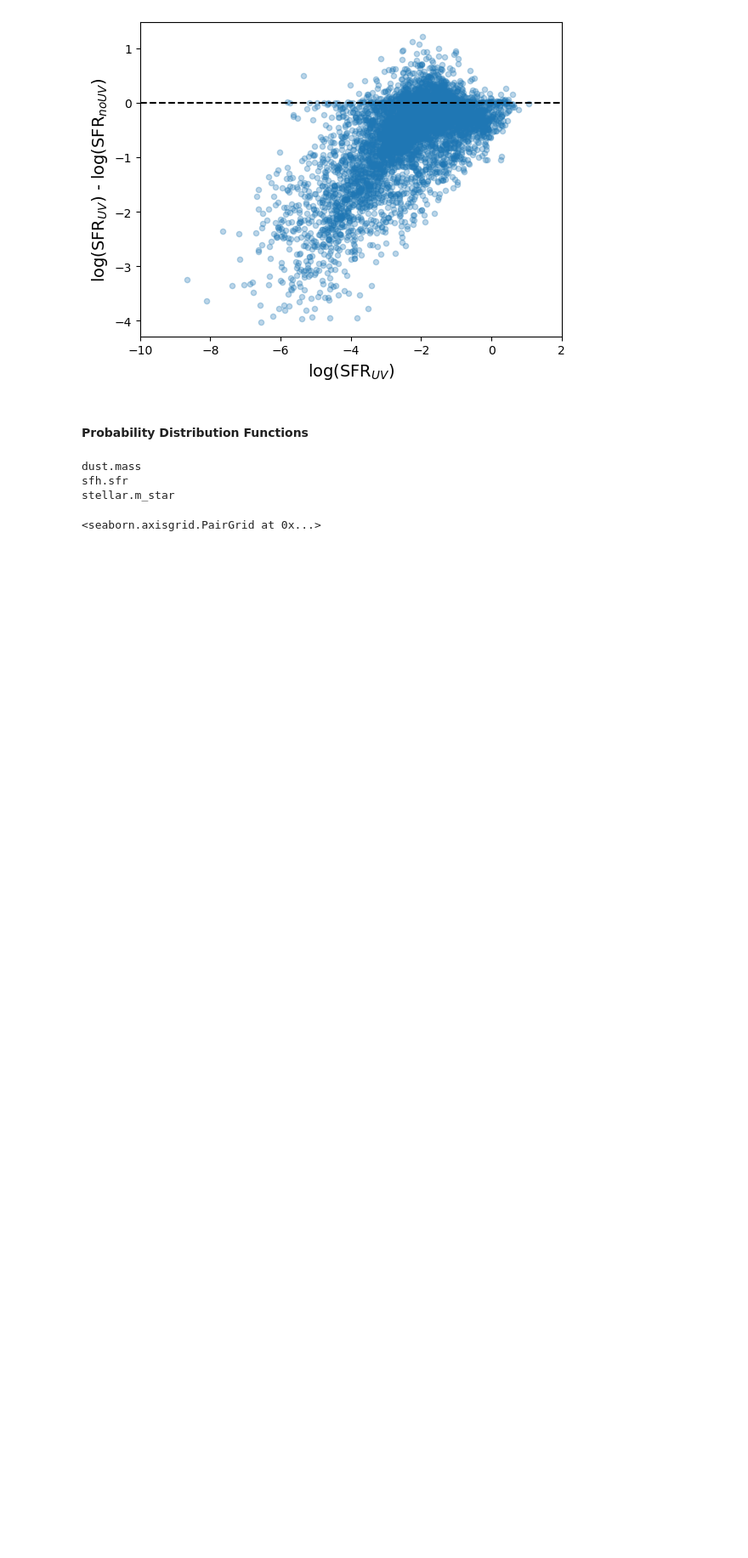
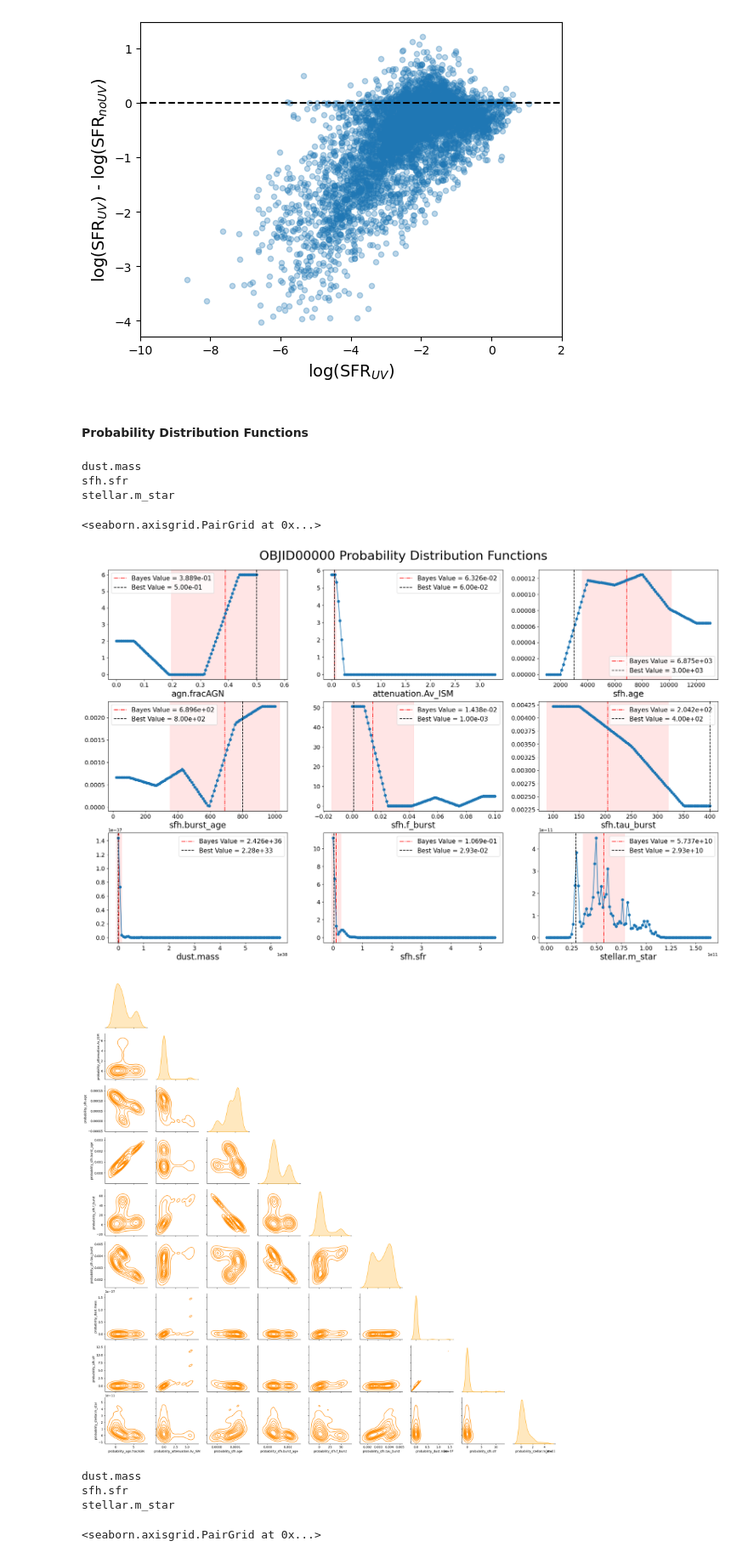
Before and after one commit to gammaspire/wisesize, a Jupyter notebook: wiseseds/eval_cigale_results.ipynb, the cells around one changed output. Shown at 85% size. Saved outputs shown, nothing was run; the diff lists cells and outputs as text; code cells hidden in the pictures; blank space fills up the shorter version.

```diff
--- a/wiseseds/eval_cigale_results.ipynb
+++ b/wiseseds/eval_cigale_results.ipynb
@@ -410,6 +410,70 @@ homedir=os.getenv("HOME")
 
 from matplotlib import pyplot as plt
 %matplotlib inline
+# %%
+full_results_table = Table.read(homedir+'/Desktop/cigale_SGA2025_test/out/results.fits')
+# %%
+header_list = full_results_table.colnames
+# %%
+bands = ['FUV','NUV','WISE1','WISE2','WISE3','WISE4',
+         'BASS-g','decamDR1-g','BASS-r','decamDR1-r','decamDR1-z']
+bayes_list = [x for x in header_list if ('bayes' in x) & ('_err' not in x) & (x.replace('bayes.','') not in bands)]
+# %%
+bayes_list.remove('bayes.sfh.tau_main')   #remove; I decided to replace this parameter with agn_frac
+bayes_list.remove('bayes.stellar.metallicity')
+# %%
+import warnings
+warnings.filterwarnings('ignore')
+
+dir_path = homedir+'/Desktop/cigale_SGA2025_test/out/'
+
+index=0
+
+VFID = full_results_table['id'][index]
+
+fig, ax = plt.subplots(3, 3,figsize=(26,16))
+fig.suptitle(f'{VFID} Probability Distribution Functions',fontsize=30,y=0.92)
+ax = ax.flatten()
+
+#create empty table into which I will add all read-in variables and probabilities
+df = pd.DataFrame([])
+
+for n, item in enumerate(bayes_list):
+
+    x_val = full_results_table[item][index]
+    x_err = full_results_table[item+'_err'][index]
+
+    ax[n].axvline(x_val,color='red', ls='-.', label=f'Bayes Value = {x_val:.3e}')
+    ax[n].axvspan(x_val-x_err, x_val+x_err, alpha=0.1, color='red')   #shaded region
+
+    item = item.replace('bayes.','')
+    prob_tab = Table.read(f'{dir_path}{VFID}_{item}.fits')
+
+    ax[n].plot(prob_tab[0][:],prob_tab[1][:],marker='o',color='tab:blue')
+    df[f'probability_{item}'] = np.ndarray.tolist(prob_tab[1][:])
+
+    best_value = full_results_table['best.'+item][index]
+    ax[n].axvline(full_results_table['best.'+item][index],color='black',ls='--',
+                  label=f'Best Value = {best_value:.2e}')
+
+    if n in [6,7,8]:
+        print(item)
+        #ax[n].set_xscale('log')
+    ax[n].set_xlabel(f'{item}',fontsize=20)
+    ax[n].tick_params(axis='both', labelsize=14)
+
+    ax[n].legend(fontsize=15)
+
+#generate the cornerplot!
+pairplot(df,kind='kde',corner=True,diag_kws={'color': 'orange'},
+            plot_kws={'color': 'darkorange'})
+# %% [output]
+dust.mass
+sfh.sfr
+stellar.m_star
+<seaborn.axisgrid.PairGrid at 0x...>
+[figure, added]
+[figure, added]
 # %%
 full_results_table = Table.read(homedir+'/Desktop/cigale_tom/out/results.fits')
 # %%
```
Also changed, not shown: 2 other files.
